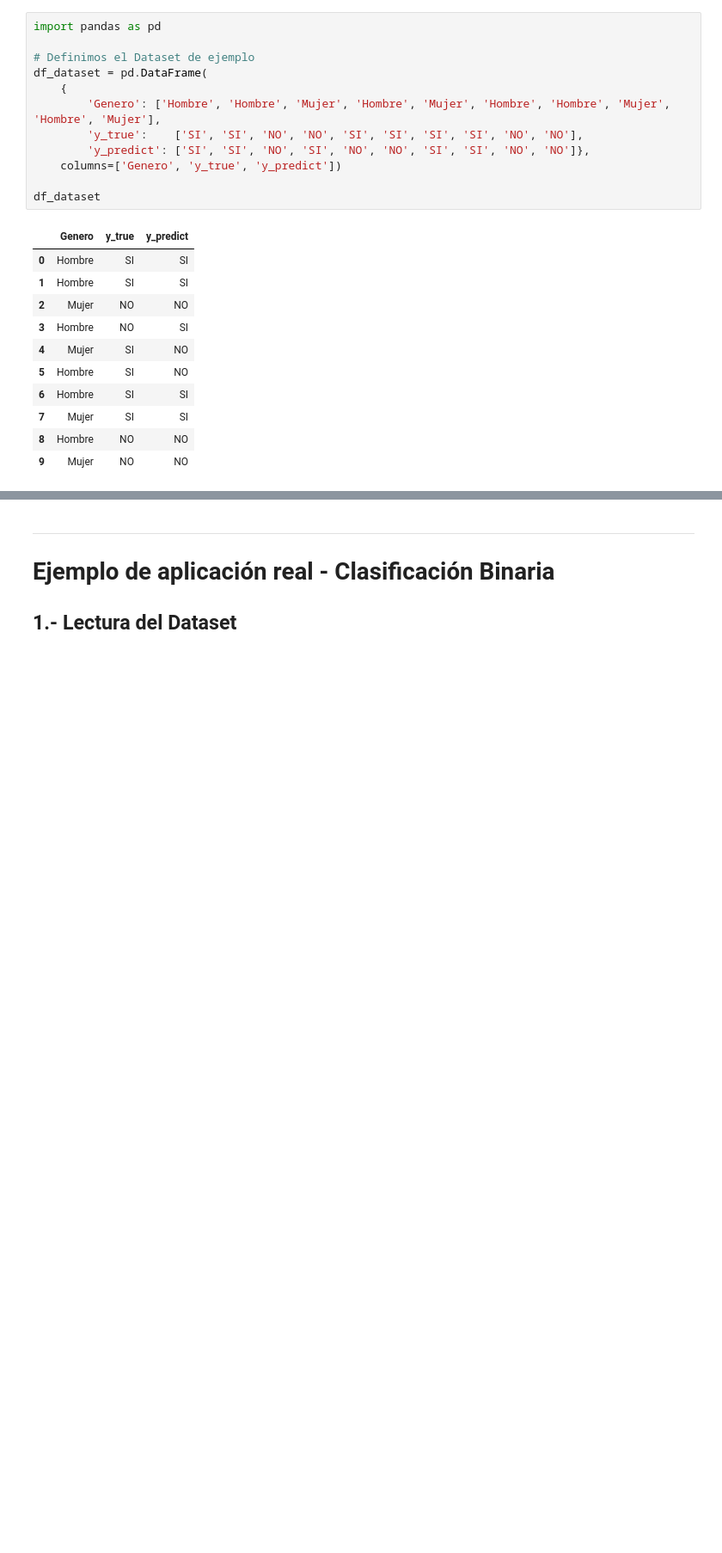
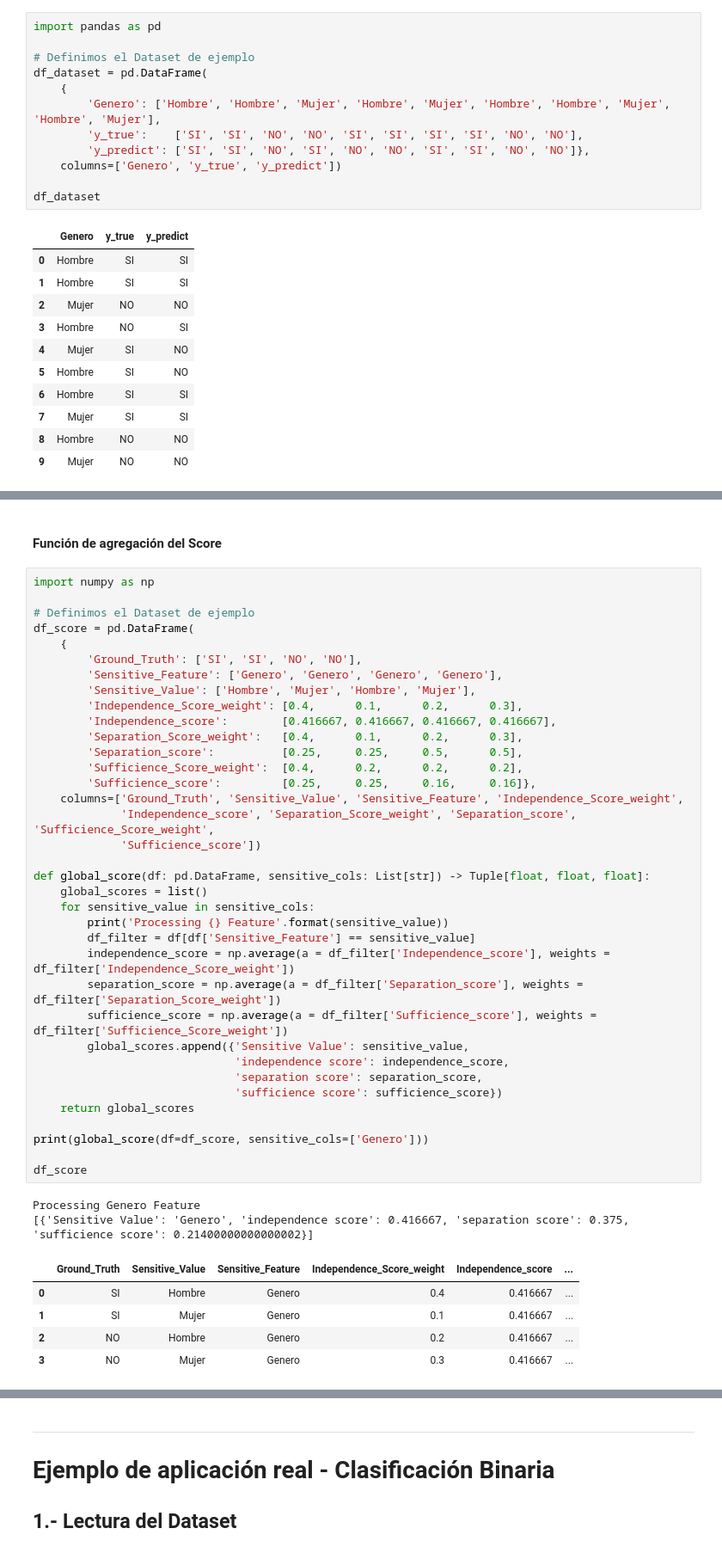
Before and after one commit to Telefonica/XAIoGraphs, a Jupyter notebook: notebooks/Ricardo/pruebas_fairness.ipynb, the cells around one changed output, grey strips where cells are left out. Shown: that part at 86% size. Drawn from its saved outputs; the diff is of its cells as text; blank space fills up the shorter version.

```diff
--- a/notebooks/Ricardo/pruebas_fairness.ipynb
+++ b/notebooks/Ricardo/pruebas_fairness.ipynb
@@ -473,0 +514,46 @@ is deprecated and will be removed in a future version
+# %% [markdown]
+#### Función de agregación del Score
+# %%
+import numpy as np
+
+# Definimos el Dataset de ejemplo
+df_score = pd.DataFrame(
+    {
+        'Ground_Truth': ['SI', 'SI', 'NO', 'NO'],
+        'Sensitive_Feature': ['Genero', 'Genero', 'Genero', 'Genero'],
+        'Sensitive_Value': ['Hombre', 'Mujer', 'Hombre', 'Mujer'],
+        'Independence_Score_weight': [0.4,      0.1,      0.2,      0.3],
+        'Independence_score':        [0.416667, 0.416667, 0.416667, 0.416667],
+        'Separation_Score_weight':   [0.4,      0.1,      0.2,      0.3],
+        'Separation_score':          [0.25,     0.25,     0.5,      0.5],
+        'Sufficience_Score_weight':  [0.4,      0.2,      0.2,      0.2],
+        'Sufficience_score':         [0.25,     0.25,     0.16,     0.16]},
+    columns=['Ground_Truth', 'Sensitive_Value', 'Sensitive_Feature', 'Independence_Score_weight',
+             'Independence_score', 'Separation_Score_weight', 'Separation_score', 'Sufficience_Score_weight',
+             'Sufficience_score'])
+
+def global_score(df: pd.DataFrame, sensitive_cols: List[str]) -> Tuple[float, float, float]:
+    global_scores = list()
+    for sensitive_value in sensitive_cols:
+        print('Processing {} Feature'.format(sensitive_value))
+        df_filter = df[df['Sensitive_Feature'] == sensitive_value]
+        independence_score = np.average(a = df_filter['Independence_score'], weights = df_filter['Independence_Score_weight'])
+        separation_score = np.average(a = df_filter['Separation_score'], weights = df_filter['Separation_Score_weight'])
+        sufficience_score = np.average(a = df_filter['Sufficience_score'], weights = df_filter['Sufficience_Score_weight'])
+        global_scores.append({'Sensitive Value': sensitive_value,
+                              'independence score': independence_score,
+                              'separation score': separation_score,
+                              'sufficience score': sufficience_score})
+    return global_scores
+
+print(global_score(df=df_score, sensitive_cols=['Genero']))
+
+df_score
+# %% [output]
+Processing Genero Feature
+[{'Sensitive Value': 'Genero', 'independence score': 0.416667, 'separation score': 0.375, 'sufficience score': 0.21400000000000002}]
+|  | Ground_Truth | Sensitive_Value | Sensitive_Feature | Independence_Score_weight | Independence_score | ... |
+| 0 | SI | Hombre | Genero | 0.4 | 0.416667 | ... |
+| 1 | SI | Mujer | Genero | 0.1 | 0.416667 | ... |
+| 2 | NO | Hombre | Genero | 0.2 | 0.416667 | ... |
+| 3 | NO | Mujer | Genero | 0.3 | 0.416667 | ... |
```
Also changed, not shown: parts of 11 cells of this notebook.
